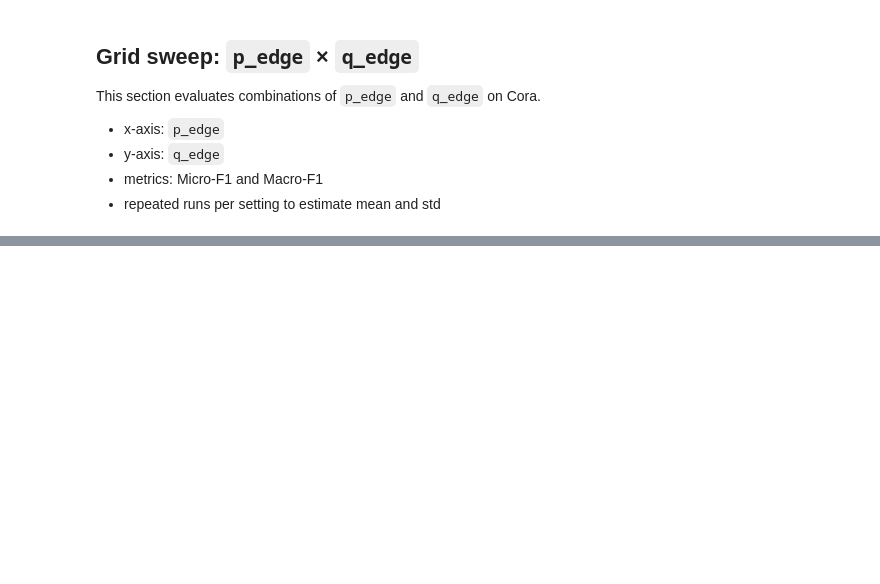
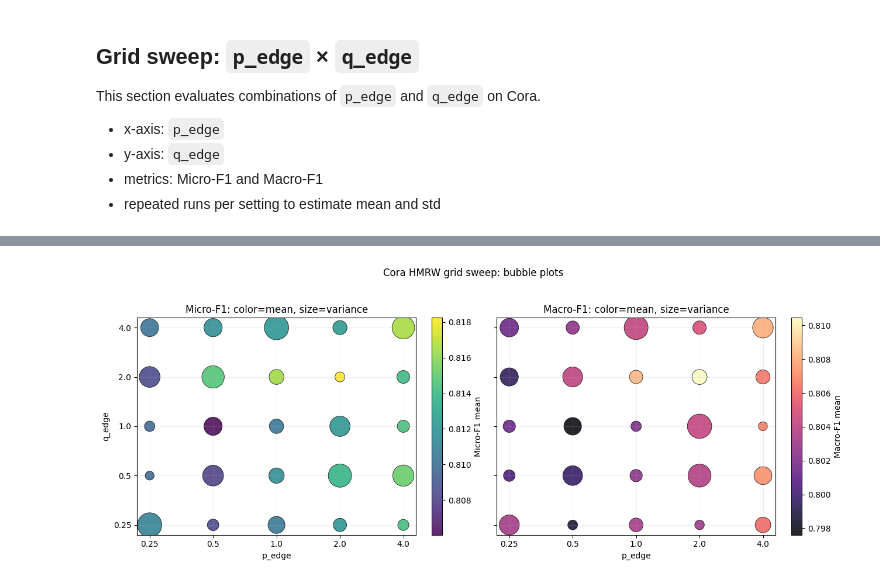
Before and after one commit to aduntslusine/hypergraphs, a Jupyter notebook: cora_hmrw_qedge_sweep.ipynb, the cells around one changed output, grey strips where cells are left out. Cells and saved outputs as stored; diff of their text form; code cells hidden in the pictures; blank space fills up the shorter version.

Commit message:
updated cora experiment plots

```diff
--- a/cora_hmrw_qedge_sweep.ipynb
+++ b/cora_hmrw_qedge_sweep.ipynb
@@ -385,9 +441,18 @@ results_pq.head(10)
 # Bubble plots: color = mean score, marker size = variance
 fig, axes = plt.subplots(1, 2, figsize=(13, 5), sharex=True, sharey=True)
 
-# Scale variances for visible bubble sizes
-size_micro = 12000 * (results_pq["micro_f1_var"].to_numpy() + 1e-6)
-size_macro = 12000 * (results_pq["macro_f1_var"].to_numpy() + 1e-6)
+# Normalize variance to a visible marker-size range
+v_micro = results_pq["micro_f1_var"].to_numpy()
+v_macro = results_pq["macro_f1_var"].to_numpy()
+
+def to_marker_size(v, smin=120, smax=900):
+    vmin, vmax = float(np.min(v)), float(np.max(v))
+    if vmax <= vmin:
+        return np.full_like(v, (smin + smax) / 2.0, dtype=float)
+    return smin + (v - vmin) * (smax - smin) / (vmax - vmin)
+
+size_micro = to_marker_size(v_micro)
+size_macro = to_marker_size(v_macro)
 
 sc0 = axes[0].scatter(
     results_pq["p_edge"],
@@ -395,42 +460,44 @@ sc0 = axes[0].scatter(
     c=results_pq["micro_f1_mean"],
     s=size_micro,
     cmap="viridis",
-    alpha=0.8,
+    alpha=0.85,
     edgecolor="black",
-    linewidth=0.5,
+    linewidth=0.6,
 )
 axes[0].set_title("Micro-F1: color=mean, size=variance")
 axes[0].set_xlabel("p_edge")
 axes[0].set_ylabel("q_edge")
 axes[0].set_xscale("log", base=2)
 axes[0].set_yscale("log", base=2)
 axes[0].set_xticks(p_edge_grid, [str(v) for v in p_edge_grid])
 axes[0].set_yticks(q_edge_grid, [str(v) for v in q_edge_grid])
 axes[0].grid(alpha=0.2)
 fig.colorbar(sc0, ax=axes[0], fraction=0.046, label="Micro-F1 mean")
 
 sc1 = axes[1].scatter(
     results_pq["p_edge"],
     results_pq["q_edge"],
     c=results_pq["macro_f1_mean"],
     s=size_macro,
     cmap="magma",
-    alpha=0.8,
+    alpha=0.85,
     edgecolor="black",
-    linewidth=0.5,
+    linewidth=0.6,
 )
 axes[1].set_title("Macro-F1: color=mean, size=variance")
 axes[1].set_xlabel("p_edge")
 axes[1].set_xscale("log", base=2)
 axes[1].set_yscale("log", base=2)
 axes[1].set_xticks(p_edge_grid, [str(v) for v in p_edge_grid])
 axes[1].set_yticks(q_edge_grid, [str(v) for v in q_edge_grid])
 axes[1].grid(alpha=0.2)
 fig.colorbar(sc1, ax=axes[1], fraction=0.046, label="Macro-F1 mean")
 
 fig.suptitle("Cora HMRW grid sweep: bubble plots", y=1.03)
 fig.tight_layout()
 plt.show()
+# %% [output]
+[figure, added]
 # %%
 # Heatmaps: mean and std for Micro/Macro-F1
 micro_mean = results_pq.pivot(index="q_edge", columns="p_edge", values="micro_f1_mean").sort_index().sort_index(axis=1)
```
Also changed, not shown: parts of 3 cells of this notebook.
